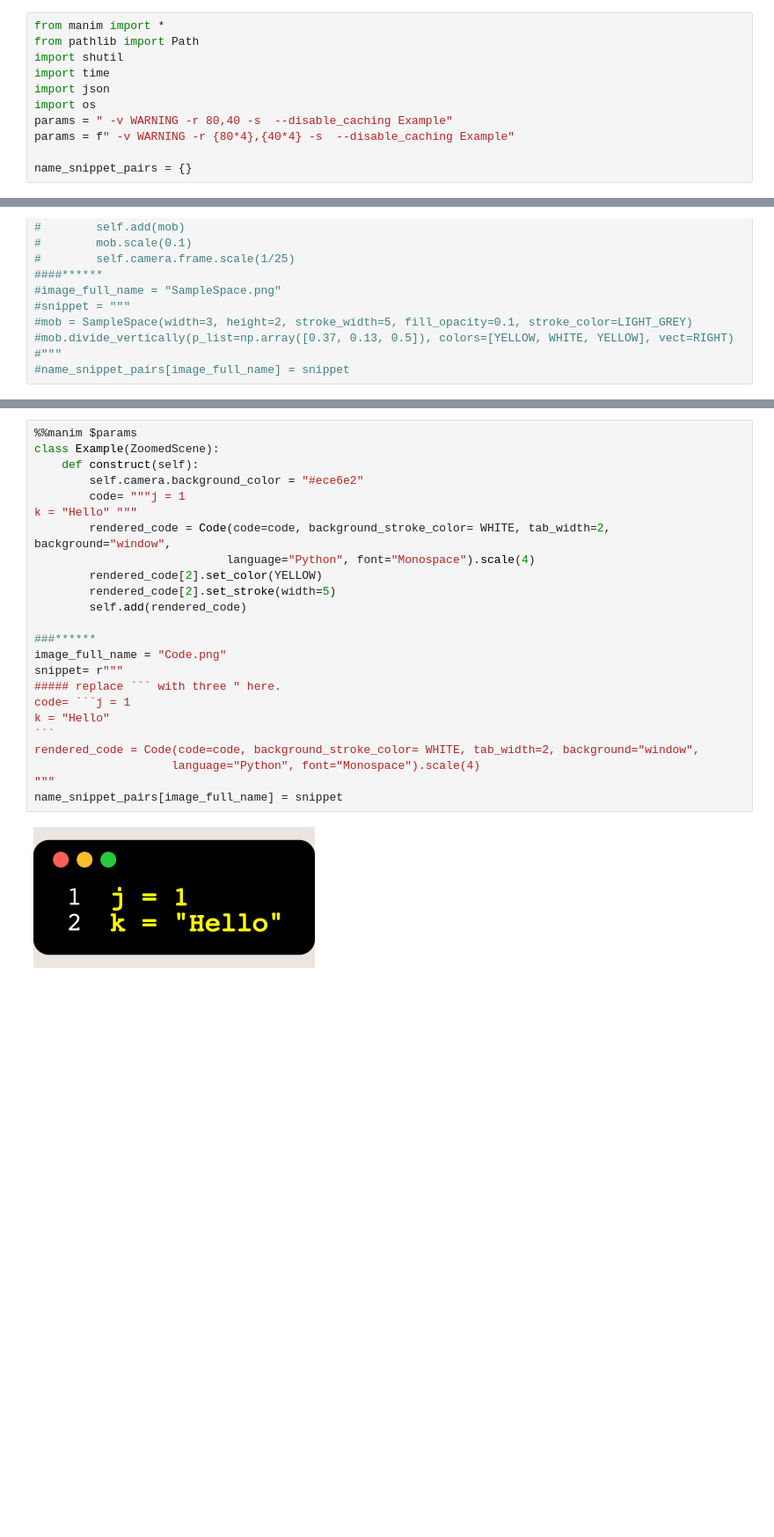
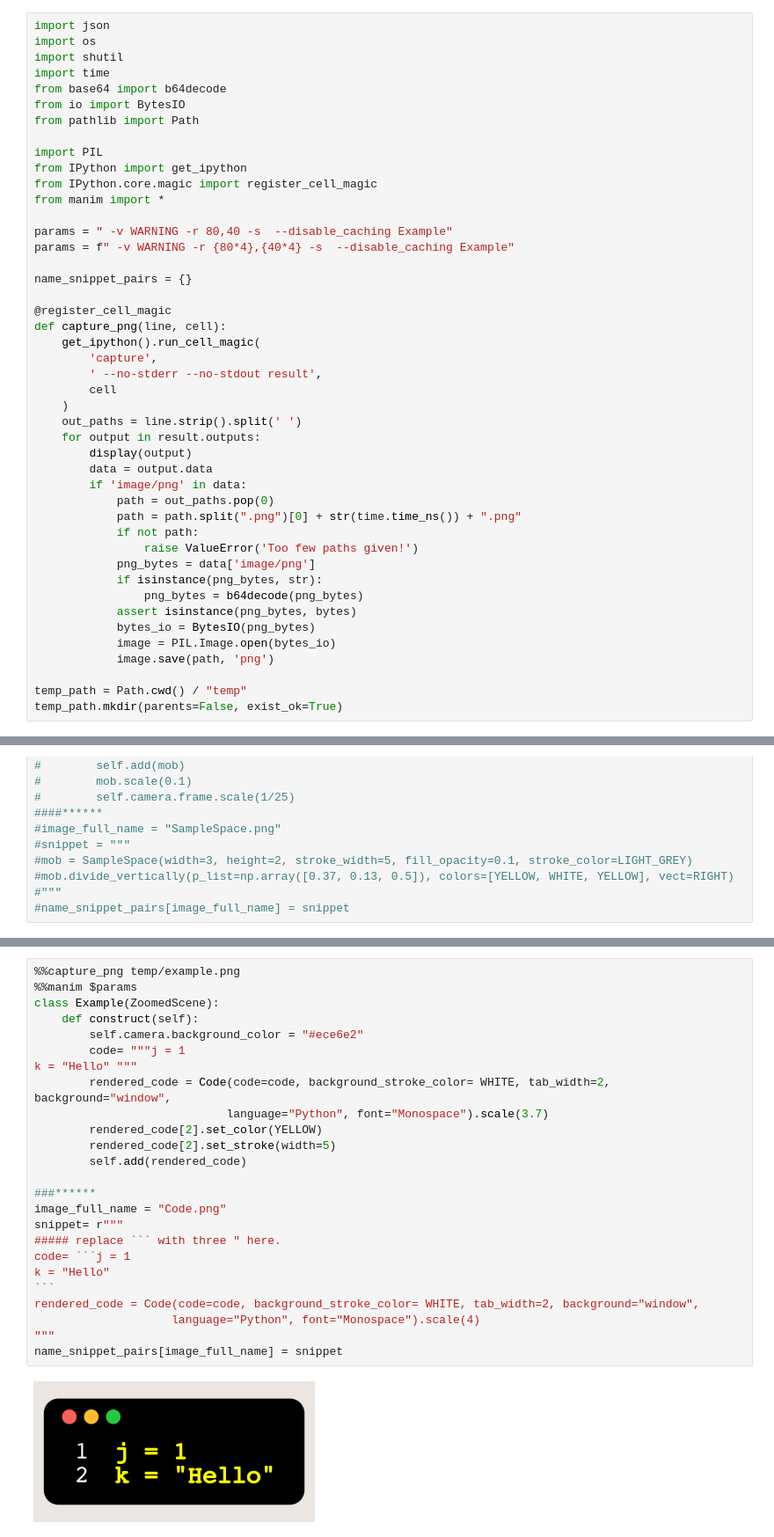
Before and after one commit to kolibril13/mobject-gallery, a Jupyter notebook: Mobjects_Basics.ipynb, the cells around one changed output, grey strips where cells are left out. Shown at 88% size. Drawn from its saved outputs; the diff is of its cells as text; blank space fills up the shorter version.

````diff
--- a/Mobjects_Basics.ipynb
+++ b/Mobjects_Basics.ipynb
@@ -1,14 +1,48 @@
 # %%
-from manim import *
-from pathlib import Path
+import json
+import os
 import shutil
 import time
-import json
-import os
+from base64 import b64decode
+from io import BytesIO
+from pathlib import Path
+
+import PIL
+from IPython import get_ipython
+from IPython.core.magic import register_cell_magic
+from manim import *
+
 params = " -v WARNING -r 80,40 -s  --disable_caching Example"
 params = f" -v WARNING -r {80*4},{40*4} -s  --disable_caching Example"
 
 name_snippet_pairs = {}
+
+@register_cell_magic
+def capture_png(line, cell):
+    get_ipython().run_cell_magic(
+        'capture',
+        ' --no-stderr --no-stdout result',
+        cell
+    )
+    out_paths = line.strip().split(' ')
+    for output in result.outputs:
+        display(output)
+        data = output.data
+        if 'image/png' in data:
+            path = out_paths.pop(0)
+            path = path.split(".png")[0] + str(time.time_ns()) + ".png"
+            if not path:
+                raise ValueError('Too few paths given!')
+            png_bytes = data['image/png']
+            if isinstance(png_bytes, str):
+                png_bytes = b64decode(png_bytes)
+            assert isinstance(png_bytes, bytes)
+            bytes_io = BytesIO(png_bytes)
+            image = PIL.Image.open(bytes_io)
+            image.save(path, 'png')
+
+temp_path = Path.cwd() / "temp"
+temp_path.mkdir(parents=False, exist_ok=True)
 # %% [output]
 Manim Community v0.12.0
 # %%
@@ -1029,29 +1121,30 @@ name_snippet_pairs[image_full_name] = snippet
 # %% [output]
 [figure]
 # %%
+%%capture_png temp/example.png
 %%manim $params
 class Example(ZoomedScene):
     def construct(self):
         self.camera.background_color = "#ece6e2"
         code= """j = 1
 k = "Hello" """
         rendered_code = Code(code=code, background_stroke_color= WHITE, tab_width=2, background="window",
-                            language="Python", font="Monospace").scale(4)
+                            language="Python", font="Monospace").scale(3.7)
         rendered_code[2].set_color(YELLOW)
         rendered_code[2].set_stroke(width=5)
         self.add(rendered_code)
 
 ###******
 image_full_name = "Code.png"
 snippet= r"""
 ##### replace ``` with three " here.
 code= ```j = 1
 k = "Hello"
 ```
 rendered_code = Code(code=code, background_stroke_color= WHITE, tab_width=2, background="window",
                     language="Python", font="Monospace").scale(4)
 """
 name_snippet_pairs[image_full_name] = snippet
 # %% [output]
-[figure, old version]
+[figure, new version]
 # %%
````
Also changed, not shown: parts of 69 cells of this notebook, 2 other files.
